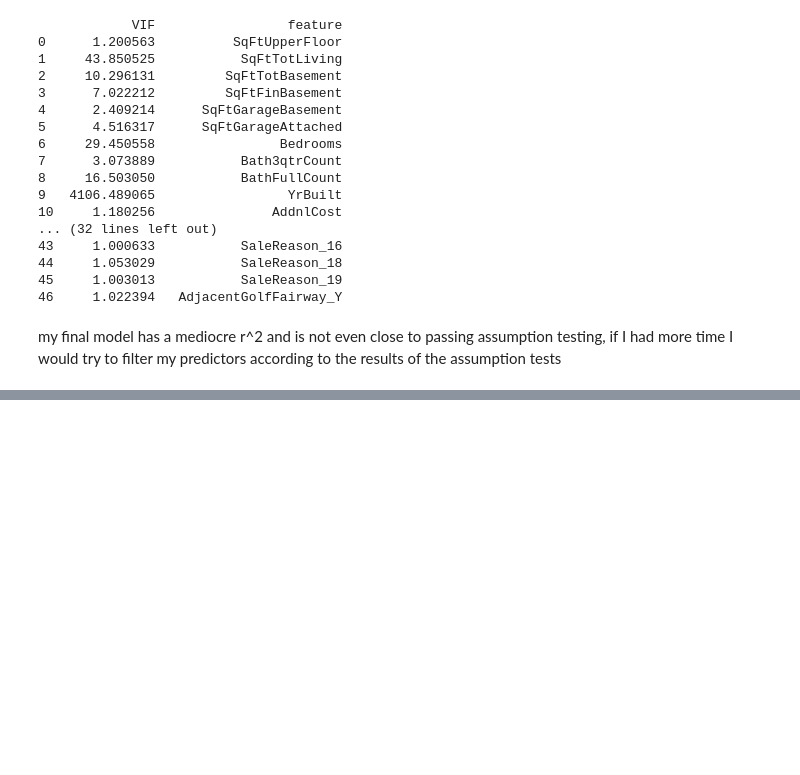
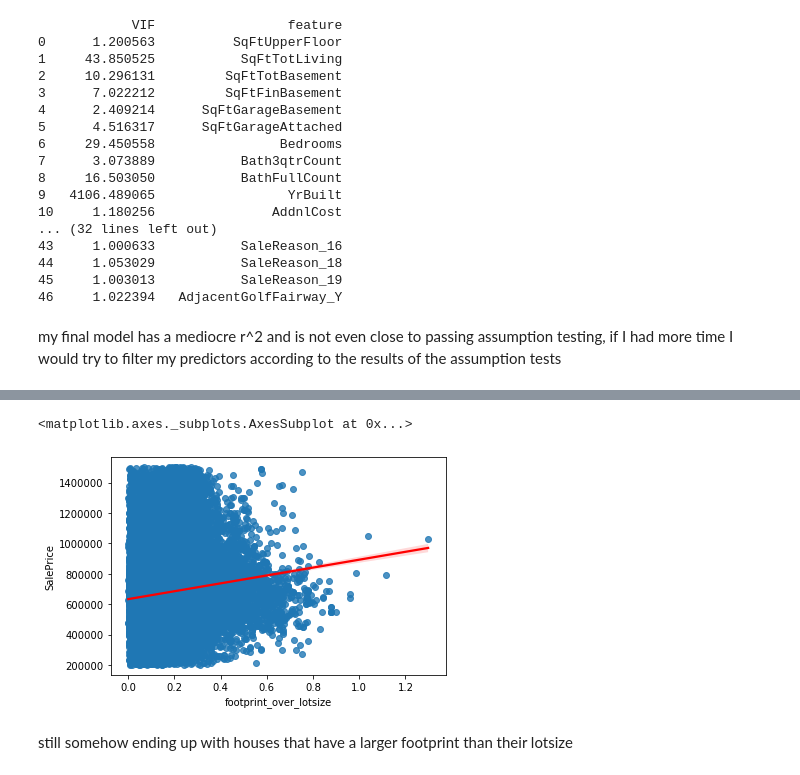
Before and after one commit to Jaccomando/phase_2_project_chicago-sf-seattle-ds-082420, a Jupyter notebook: exploratory/matt_model_testing.ipynb, the cells around one changed output, grey strips where cells are left out. Cells and saved outputs as stored; diff of their text form; code cells hidden in the pictures; blank space fills up the shorter version.

```diff
--- a/exploratory/matt_model_testing.ipynb
+++ b/exploratory/matt_model_testing.ipynb
@@ -609,0 +653,7 @@ my final model has a mediocre r^2 and is not even close to passing assumption te
+# %%
+sns.regplot(data=footprint_model_df, x='footprint_over_lotsize',y=target, line_kws={'color':"red"})
+# %% [output]
+<matplotlib.axes._subplots.AxesSubplot at 0x...>
+[figure, added]
+# %% [markdown]
+still somehow ending up with houses that have a larger footprint than their lotsize
```
Also changed, not shown: parts of 5 cells of this notebook.
